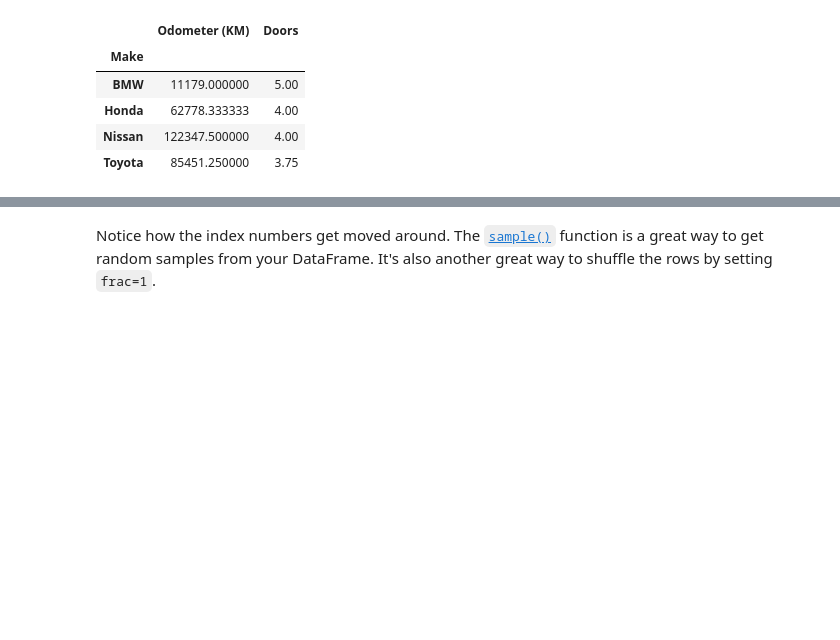
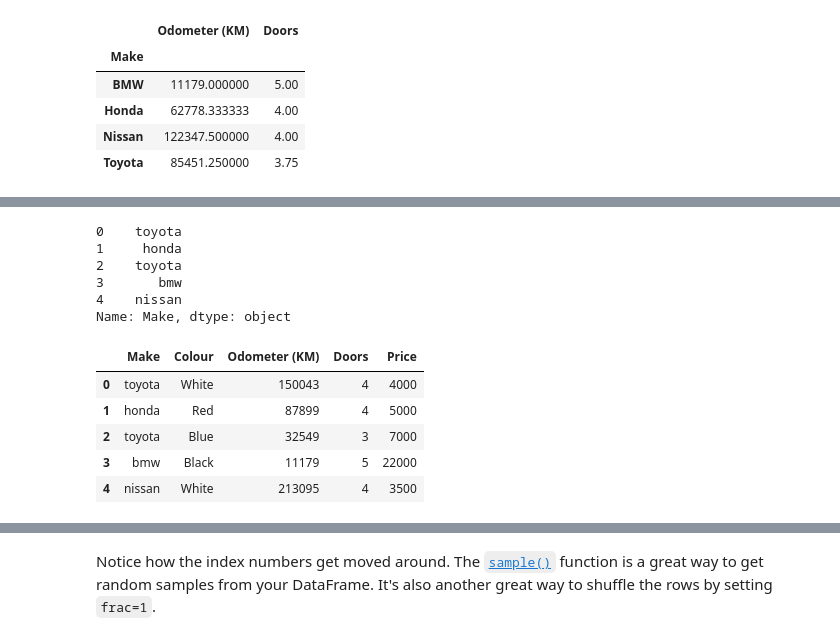
Before and after one commit to 4Mia/Practice, a Jupyter notebook: pandas-exercises.ipynb, the cells around one changed output, grey strips where cells are left out. Saved outputs shown, nothing was run; the diff lists cells and outputs as text; code cells hidden in the pictures; blank space fills up the shorter version.

```diff
--- a/pandas-exercises.ipynb
+++ b/pandas-exercises.ipynb
@@ -235 +225,6 @@ See how you can provide the example code there to the problem here.
+# %%
+# Remove '$' & ',' from Price column & convert to int
+car_sales['Price'] = car_sales['Price'].replace({r'\$': '', ',': ''}, regex=True)
+car_sales['Price'] = pd.to_numeric(car_sales['Price'], errors='coerce') # Convert to numeric, coercing errors to NaN
+car_sales['Price'] = car_sales['Price'].astype('Int64')  # Use 'Int64' for nullable integer support
 # %%
@@ -253,2 +246,22 @@ Try it out.
+# %%
+# Lower the strings of the Make column and make permanent
+# If wanted to just lower for a snapshot, would not reassign to variable
+car_sales['Make'] = car_sales['Make'].str.lower()
+car_sales['Make'].head()
+# %% [output]
+0    toyota
+1     honda
+2    toyota
+3       bmw
+4    nissan
+Name: Make, dtype: object
 # %%
 # Check the car sales DataFrame
+car_sales.head()
+# %% [output]
+|  | Make | Colour | Odometer (KM) | Doors | Price |
+| 0 | toyota | White | 150043 | 4 | 4000 |
+| 1 | honda | Red | 87899 | 4 | 5000 |
+| 2 | toyota | Blue | 32549 | 3 | 7000 |
+| 3 | bmw | Black | 11179 | 5 | 22000 |
+| 4 | nissan | White | 213095 | 4 | 3500 |
```
Also changed, not shown: parts of 22 cells of this notebook, 1 other file.
